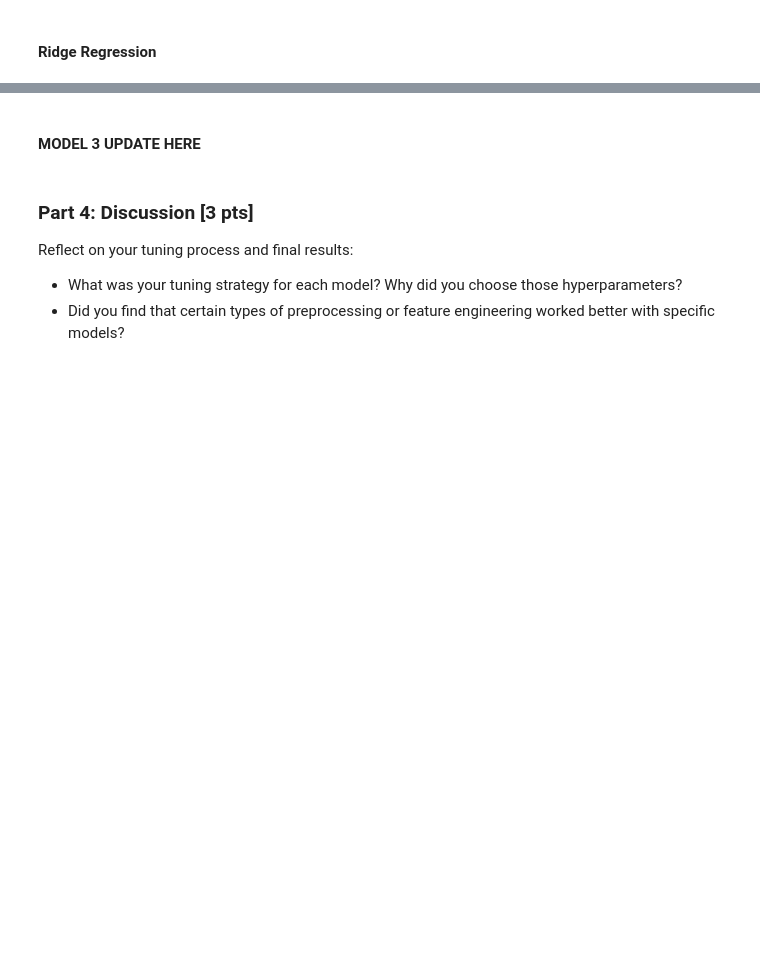
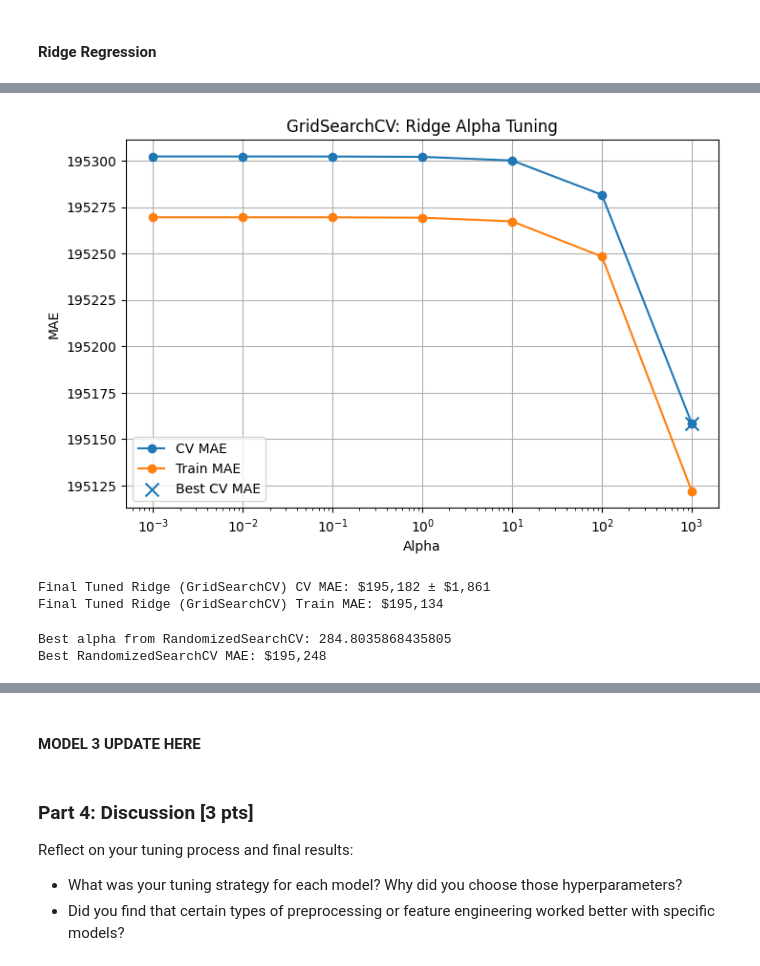
Before and after one commit to nscibelli/zillow, a Jupyter notebook: Milestone_02.ipynb, the cells around one changed output, grey strips where cells are left out. Cells and saved outputs as stored; diff of their text form; code cells hidden in the pictures; blank space fills up the shorter version.

```diff
--- a/Milestone_02.ipynb
+++ b/Milestone_02.ipynb
@@ -916,0 +985,59 @@ Improvement          $       +554
+# %%
+grid_results = pd.DataFrame(grid.cv_results_)
+
+plt.figure(figsize=(8,5))
+plt.plot(grid_results['param_alpha'].astype(float), -grid_results['mean_test_score'], marker='o', label='CV MAE')
+plt.plot(grid_results['param_alpha'].astype(float), -grid_results['mean_train_score'], marker='o', label='Train MAE')
+plt.scatter(
+    float(grid.best_params_['alpha']),
+    -grid.best_score_,
+    marker='x',
+    s=100,
+    label='Best CV MAE'
+)
+plt.xscale('log')
+plt.xlabel('Alpha')
+plt.ylabel('MAE')
+plt.title('GridSearchCV: Ridge Alpha Tuning')
+plt.legend()
+plt.grid(True)
+plt.show()
+# %% [output]
+[figure, added]
+# %%
+ridge_cv_mae_grid, ridge_std_mae_grid, ridge_train_mae_grid = run_model(
+    Ridge,
+    X_train_ridge_selected_scaled,
+    y_train,
+    n_repeats=5,
+    n_jobs=-1,
+    alpha=grid.best_params_['alpha']
+)
+
+print(f"Final Tuned Ridge (GridSearchCV) CV MAE: ${ridge_cv_mae_grid:,.0f} ± ${ridge_std_mae_grid:,.0f}")
+print(f"Final Tuned Ridge (GridSearchCV) Train MAE: ${ridge_train_mae_grid:,.0f}")
+# %% [output]
+Final Tuned Ridge (GridSearchCV) CV MAE: $195,182 ± $1,861
+Final Tuned Ridge (GridSearchCV) Train MAE: $195,134
+# %%
+
+alpha_dist = np.logspace(-3, 3, 100)
+
+random_search = RandomizedSearchCV(
+    estimator=Ridge(),
+    param_distributions={'alpha': alpha_dist},
+    n_iter=20,
+    scoring='neg_mean_absolute_error',
+    cv=5,
+    n_jobs=-1,
+    random_state=random_state,
+    return_train_score=True
+)
+
+random_search.fit(X_train_ridge_selected_scaled, y_train)
+
+print("Best alpha from RandomizedSearchCV:", random_search.best_params_['alpha'])
+print(f"Best RandomizedSearchCV MAE: ${-random_search.best_score_:,.0f}")
+# %% [output]
+Best alpha from RandomizedSearchCV: 284.8035868435805
+Best RandomizedSearchCV MAE: $195,248
```
Also changed, not shown: parts of 27 cells of this notebook.
